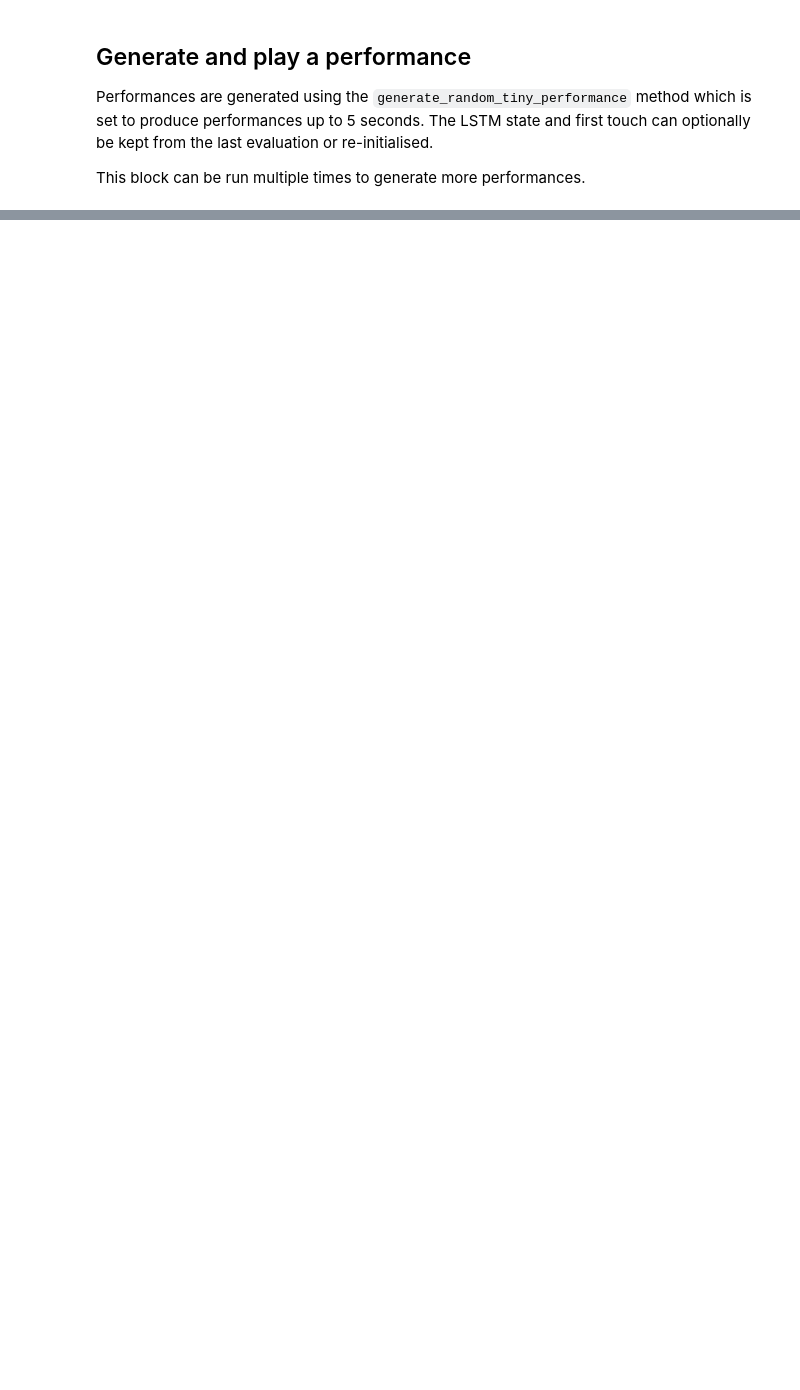
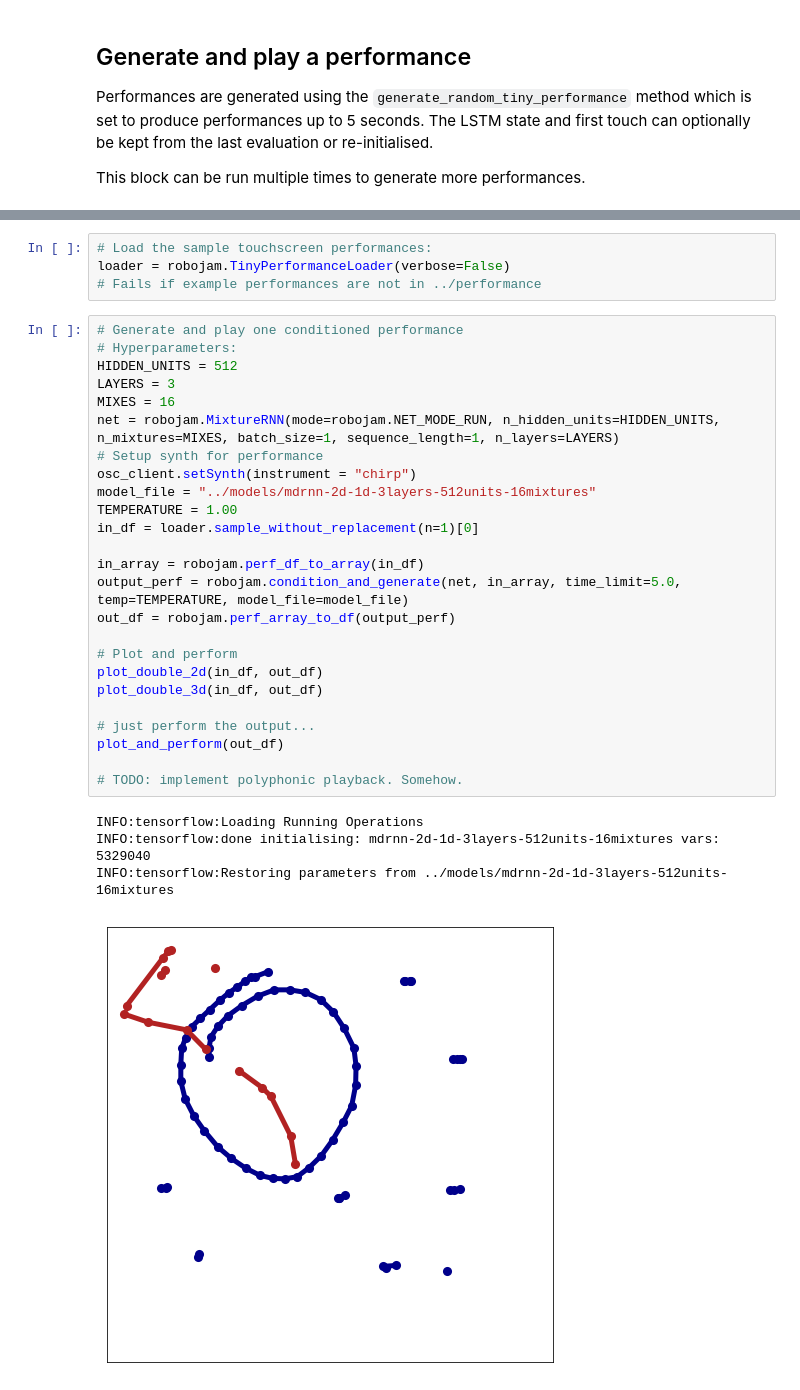
Before and after one commit to cpmpercussion/robojam, a Jupyter notebook: notebooks/generate_and_perform_with_robojam.ipynb, the cells around one changed output, grey strips where cells are left out. Drawn from its saved outputs; the diff is of its cells as text; blank space fills up the shorter version.

```diff
--- a/notebooks/generate_and_perform_with_robojam.ipynb
+++ b/notebooks/generate_and_perform_with_robojam.ipynb
@@ -175,0 +217,34 @@ Conditions the MDRNN on a random MicroJam performance, then generates an extra 5
+# %%
+# Load the sample touchscreen performances:
+loader = robojam.TinyPerformanceLoader(verbose=False)
+# Fails if example performances are not in ../performance
+# %%
+# Generate and play one conditioned performance
+# Hyperparameters:
+HIDDEN_UNITS = 512
+LAYERS = 3
+MIXES = 16
+net = robojam.MixtureRNN(mode=robojam.NET_MODE_RUN, n_hidden_units=HIDDEN_UNITS, n_mixtures=MIXES, batch_size=1, sequence_length=1, n_layers=LAYERS)
+# Setup synth for performance
+osc_client.setSynth(instrument = "chirp")
+model_file = "../models/mdrnn-2d-1d-3layers-512units-16mixtures"
+TEMPERATURE = 1.00
+in_df = loader.sample_without_replacement(n=1)[0]
+
+in_array = robojam.perf_df_to_array(in_df)
+output_perf = robojam.condition_and_generate(net, in_array, time_limit=5.0, temp=TEMPERATURE, model_file=model_file)
+out_df = robojam.perf_array_to_df(output_perf)
+
+# Plot and perform
+plot_double_2d(in_df, out_df)
+plot_double_3d(in_df, out_df)
+
+# just perform the output...
+plot_and_perform(out_df)
+
+# TODO: implement polyphonic playback. Somehow.
+# %% [output]
+INFO:tensorflow:Loading Running Operations
+INFO:tensorflow:done initialising: mdrnn-2d-1d-3layers-512units-16mixtures vars: 5329040
+INFO:tensorflow:Restoring parameters from ../models/mdrnn-2d-1d-3layers-512units-16mixtures
+[figure, added]
```
Also changed, not shown: parts of 9 cells of this notebook, 4 other files.
